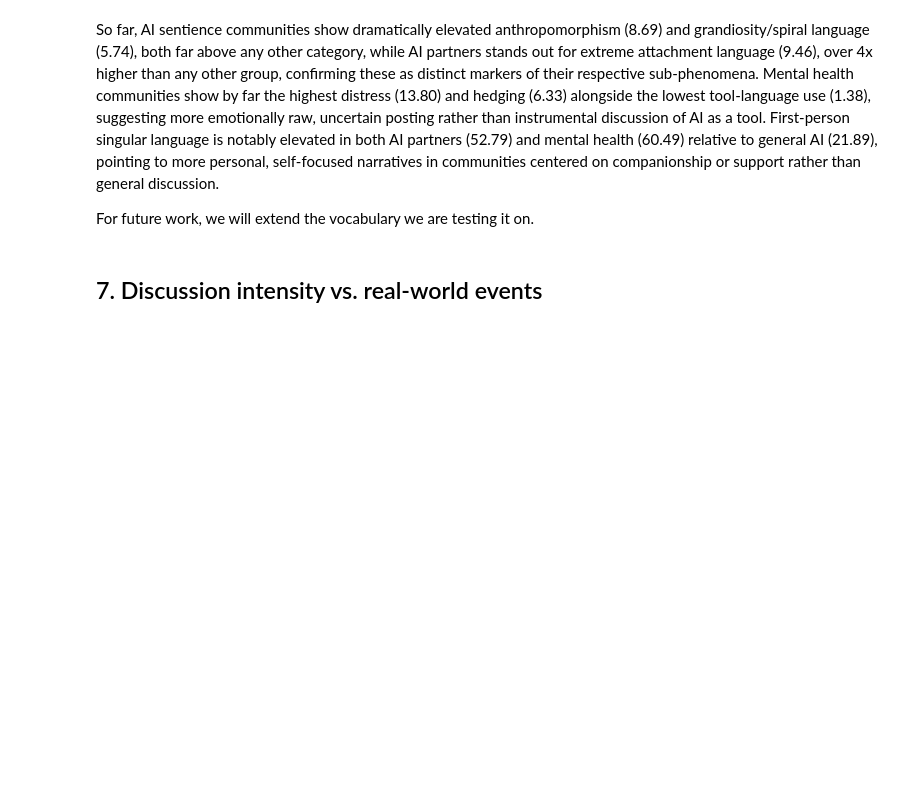
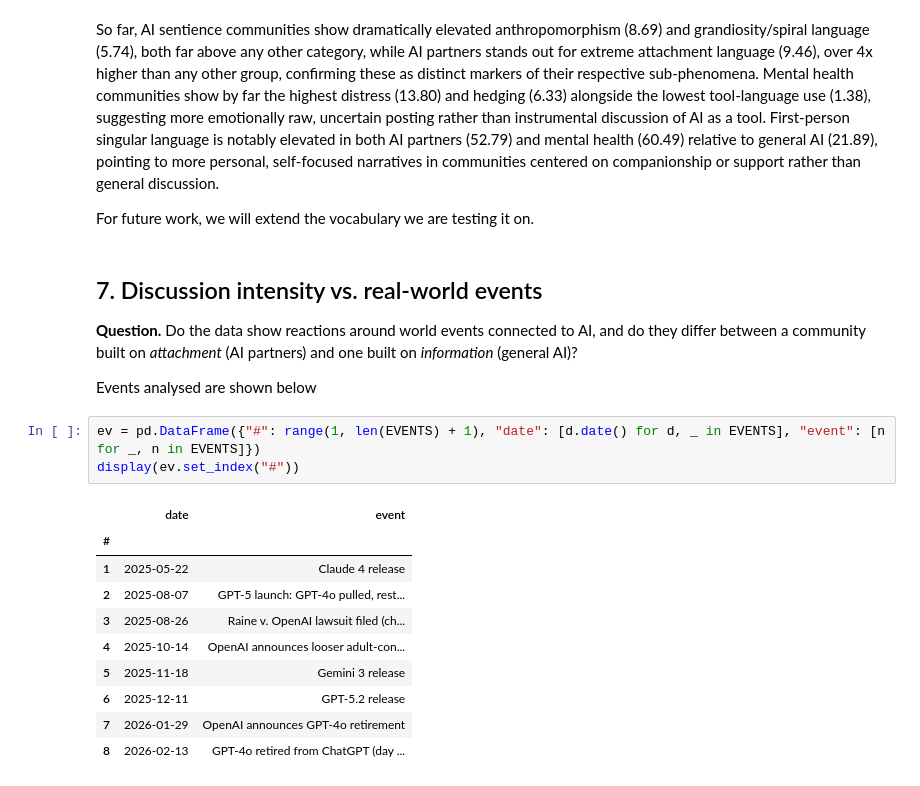
Before and after one commit to luckasonic/project-kendra, a Jupyter notebook: eda.ipynb, the cells around one changed output. Cells and saved outputs as stored; diff of their text form; blank space fills up the shorter version.

```diff
--- a/eda.ipynb
+++ b/eda.ipynb
@@ -909,3 +922,22 @@ So far, AI sentience communities show dramatically elevated anthropomorphism (8.
 For future work, we will extend the vocabulary we are testing it on.
 # %% [markdown]
 ## 7. Discussion intensity vs. real-world events
+
+
+**Question.** Do the data show reactions around world events connected to AI, and do they differ between a community built on *attachment* (AI partners) and one built on *information* (general AI)?
+
+Events analysed are shown below
+# %%
+ev = pd.DataFrame({"#": range(1, len(EVENTS) + 1), "date": [d.date() for d, _ in EVENTS], "event": [n for _, n in EVENTS]})
+display(ev.set_index("#"))
+# %% [output]
+|  | date | event |
+| # |  |  |
+| 1 | 2025-05-22 | Claude 4 release |
+| 2 | 2025-08-07 | GPT-5 launch: GPT-4o pulled, rest... |
+| 3 | 2025-08-26 | Raine v. OpenAI lawsuit filed (ch... |
+| 4 | 2025-10-14 | OpenAI announces looser adult-con... |
+| 5 | 2025-11-18 | Gemini 3 release |
+| 6 | 2025-12-11 | GPT-5.2 release |
+| 7 | 2026-01-29 | OpenAI announces GPT-4o retirement |
+| 8 | 2026-02-13 | GPT-4o retired from ChatGPT (day ... |
```
Also changed, not shown: parts of 10 cells of this notebook.
